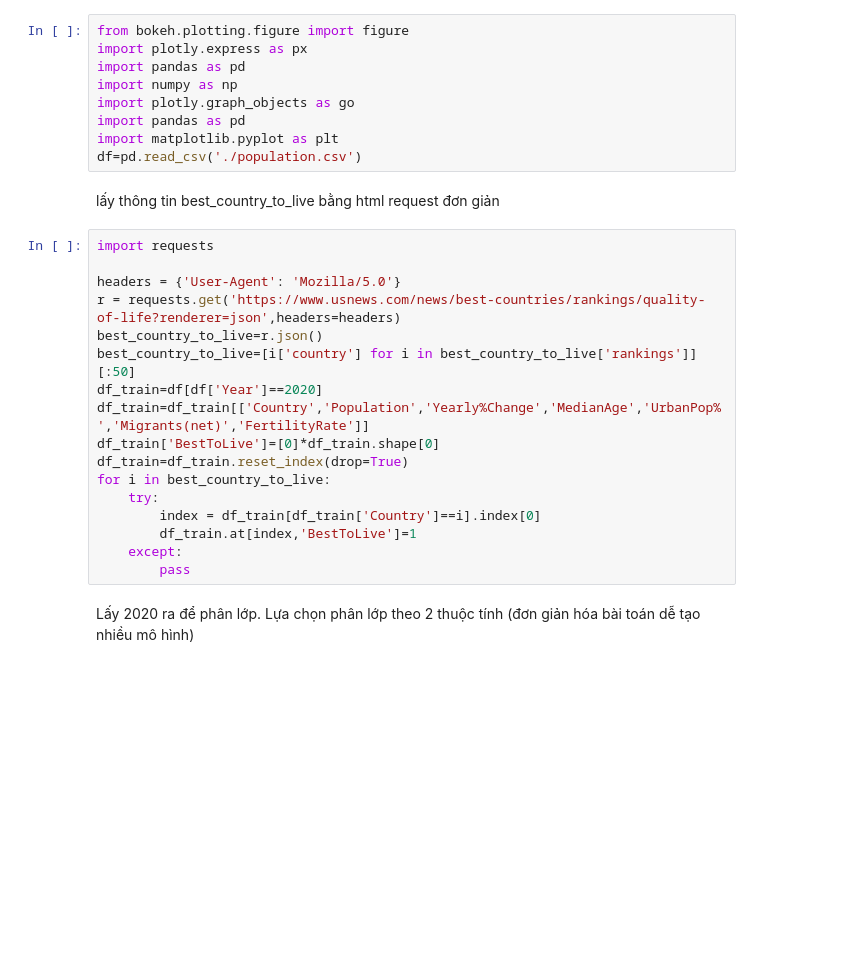
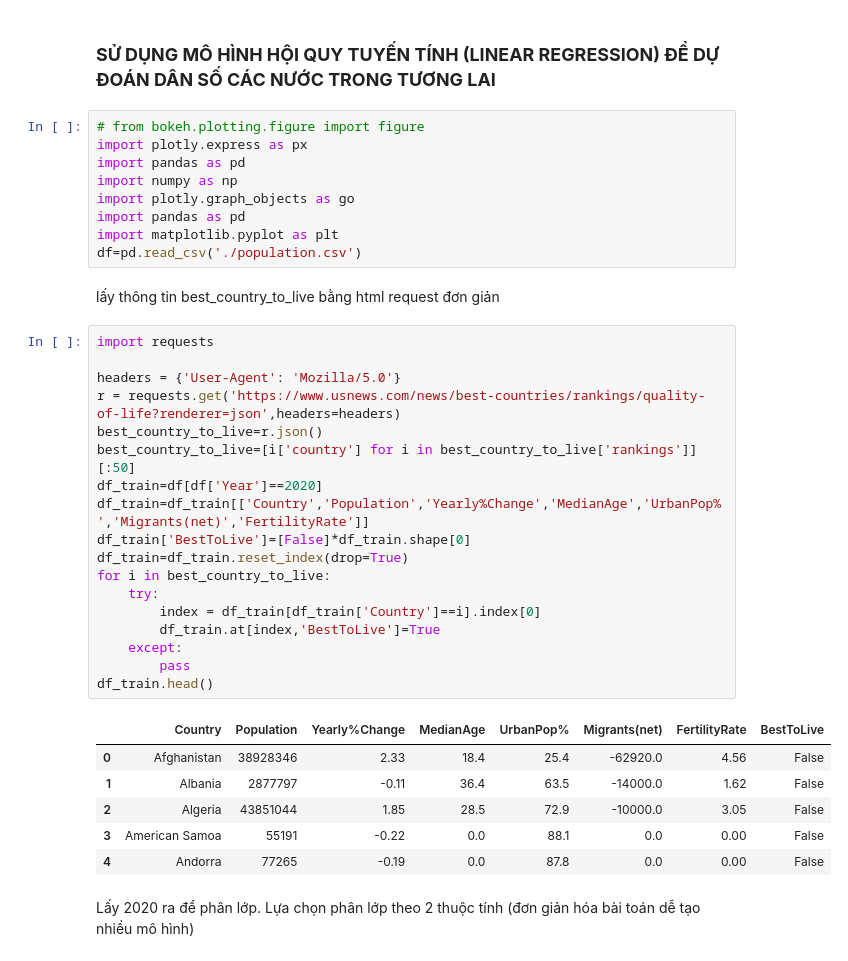
Before and after one commit to kun-zero162/NMKHDL-20_21-Final-Project, a Jupyter notebook: model.ipynb, the cells around one changed output. Drawn from its saved outputs; the diff is of its cells as text; blank space fills up the shorter version.

```diff
--- a/jupyter/5 model.ipynb
+++ b/model.ipynb
@@ -1,5 +1,7 @@
+# %% [markdown]
+### **SỬ DỤNG MÔ HÌNH HỘI QUY TUYẾN TÍNH (LINEAR REGRESSION) ĐỂ DỰ ĐOÁN DÂN SỐ CÁC NƯỚC TRONG TƯƠNG LAI**
 # %%
-from bokeh.plotting.figure import figure
+# from bokeh.plotting.figure import figure
 import plotly.express as px
 import pandas as pd
 import numpy as np
@@ -12,20 +14,28 @@ lấy thông tin best_country_to_live bằng html request đơn giản
 # %%
 import requests
 
 headers = {'User-Agent': 'Mozilla/5.0'}
 r = requests.get('https://www.usnews.com/news/best-countries/rankings/quality-of-life?renderer=json',headers=headers)
 best_country_to_live=r.json()
 best_country_to_live=[i['country'] for i in best_country_to_live['rankings']][:50]
 df_train=df[df['Year']==2020]
 df_train=df_train[['Country','Population','Yearly%Change','MedianAge','UrbanPop%','Migrants(net)','FertilityRate']]
-df_train['BestToLive']=[0]*df_train.shape[0]
+df_train['BestToLive']=[False]*df_train.shape[0]
 df_train=df_train.reset_index(drop=True)
 for i in best_country_to_live:
     try:
         index = df_train[df_train['Country']==i].index[0]
-        df_train.at[index,'BestToLive']=1
+        df_train.at[index,'BestToLive']=True
     except:
         pass
+df_train.head()
+# %% [output]
+|  | Country | Population | Yearly%Change | MedianAge | UrbanPop% | Migrants(net) | FertilityRate | BestToLive |
+| 0 | Afghanistan | 38928346 | 2.33 | 18.4 | 25.4 | -62920.0 | 4.56 | False |
+| 1 | Albania | 2877797 | -0.11 | 36.4 | 63.5 | -14000.0 | 1.62 | False |
+| 2 | Algeria | 43851044 | 1.85 | 28.5 | 72.9 | -10000.0 | 3.05 | False |
+| 3 | American Samoa | 55191 | -0.22 | 0.0 | 88.1 | 0.0 | 0.00 | False |
+| 4 | Andorra | 77265 | -0.19 | 0.0 | 87.8 | 0.0 | 0.00 | False |
 # %% [markdown]
 Lấy 2020 ra để phân lớp. Lựa chọn phân lớp theo 2 thuộc tính (đơn giản hóa bài toán dễ tạo nhiều mô hình)
 # %%
```
Also changed, not shown: parts of 12 cells of this notebook, 16 other files.
